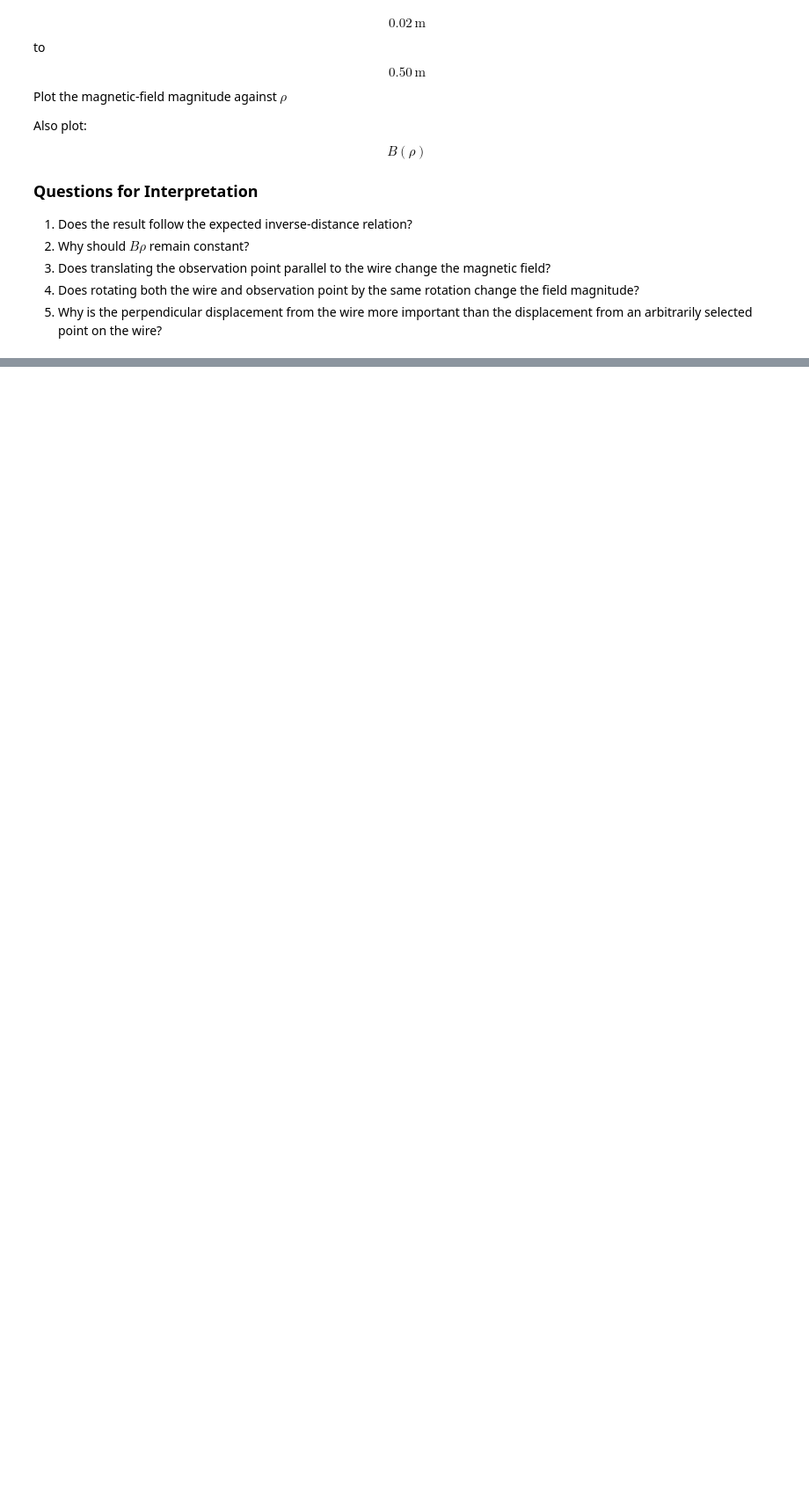
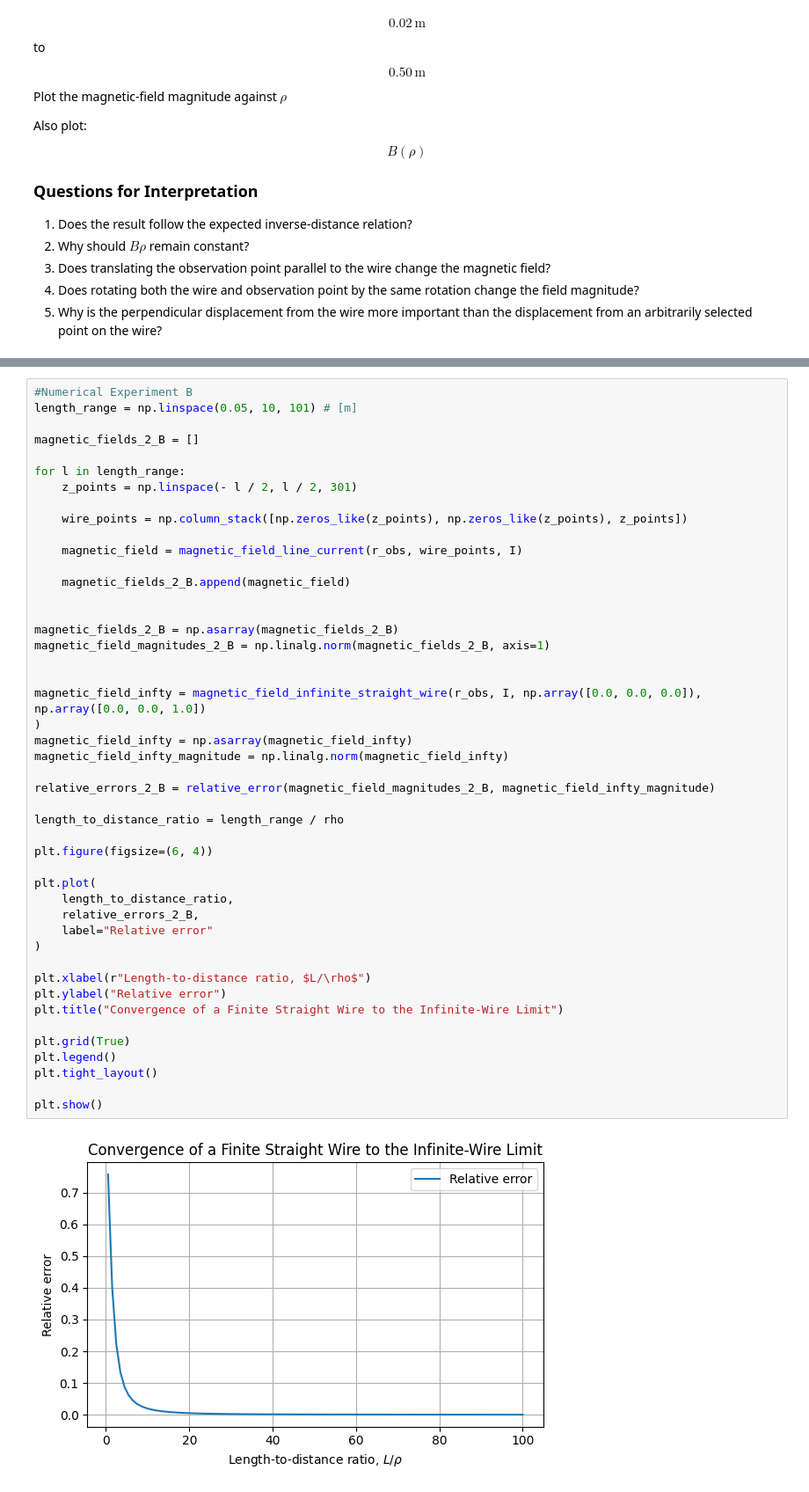
Before and after one commit to hyerim1212/maxwell-to-programmable-photonics, a Jupyter notebook: notebooks/04_magnetostatic_fields_and_current_sources.ipynb, the cells around one changed output, grey strips where cells are left out. Shown at 88% size. Drawn from its saved outputs; the diff is of its cells as text; blank space fills up the shorter version.

```diff
--- a/notebooks/04_magnetostatic_fields_and_current_sources.ipynb
+++ b/notebooks/04_magnetostatic_fields_and_current_sources.ipynb
@@ -471,0 +602,48 @@ $$\frac{L}{\rho}$$
+# %%
+#Numerical Experiment B
+length_range = np.linspace(0.05, 10, 101) # [m]
+
+magnetic_fields_2_B = []
+
+for l in length_range:
+    z_points = np.linspace(- l / 2, l / 2, 301)
+
+    wire_points = np.column_stack([np.zeros_like(z_points), np.zeros_like(z_points), z_points])
+
+    magnetic_field = magnetic_field_line_current(r_obs, wire_points, I)
+
+    magnetic_fields_2_B.append(magnetic_field)
+
+
+magnetic_fields_2_B = np.asarray(magnetic_fields_2_B)
+magnetic_field_magnitudes_2_B = np.linalg.norm(magnetic_fields_2_B, axis=1)
+
+
+magnetic_field_infty = magnetic_field_infinite_straight_wire(r_obs, I, np.array([0.0, 0.0, 0.0]), np.array([0.0, 0.0, 1.0])
+)
+magnetic_field_infty = np.asarray(magnetic_field_infty)
+magnetic_field_infty_magnitude = np.linalg.norm(magnetic_field_infty)
+
+relative_errors_2_B = relative_error(magnetic_field_magnitudes_2_B, magnetic_field_infty_magnitude)
+
+length_to_distance_ratio = length_range / rho
+
+plt.figure(figsize=(6, 4))
+
+plt.plot(
+    length_to_distance_ratio,
+    relative_errors_2_B,
+    label="Relative error"
+)
+
+plt.xlabel(r"Length-to-distance ratio, $L/\rho$")
+plt.ylabel("Relative error")
+plt.title("Convergence of a Finite Straight Wire to the Infinite-Wire Limit")
+
+plt.grid(True)
+plt.legend()
+plt.tight_layout()
+
+plt.show()
+# %% [output]
+[figure, added]
```
Also changed, not shown: parts of 13 cells of this notebook.
